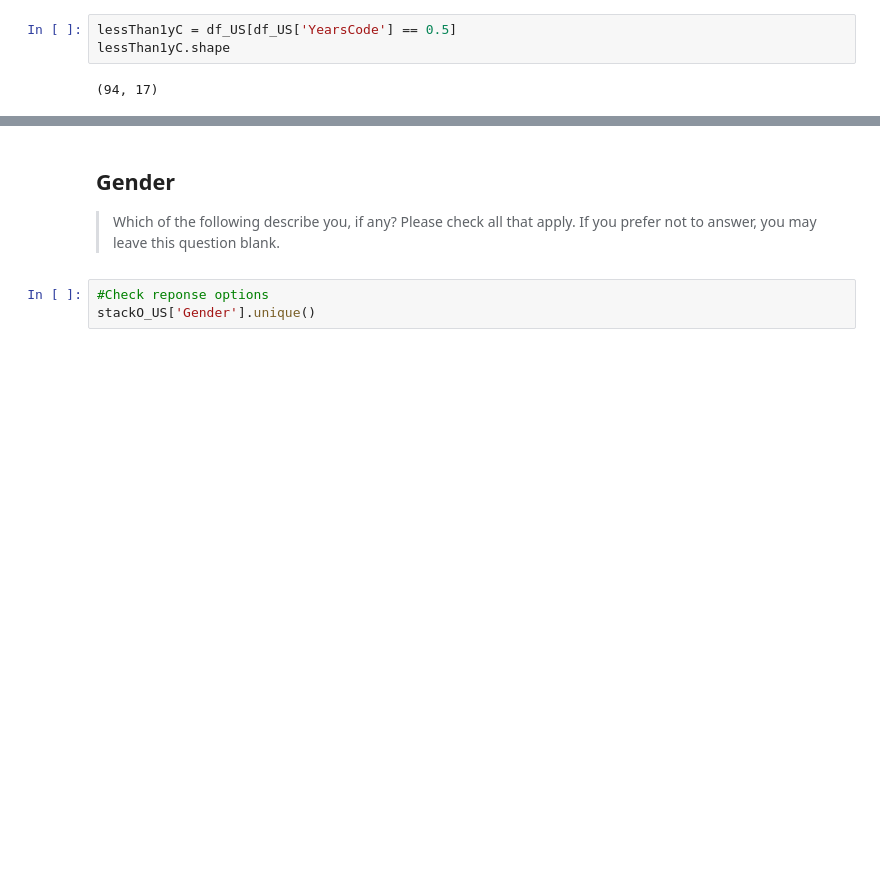
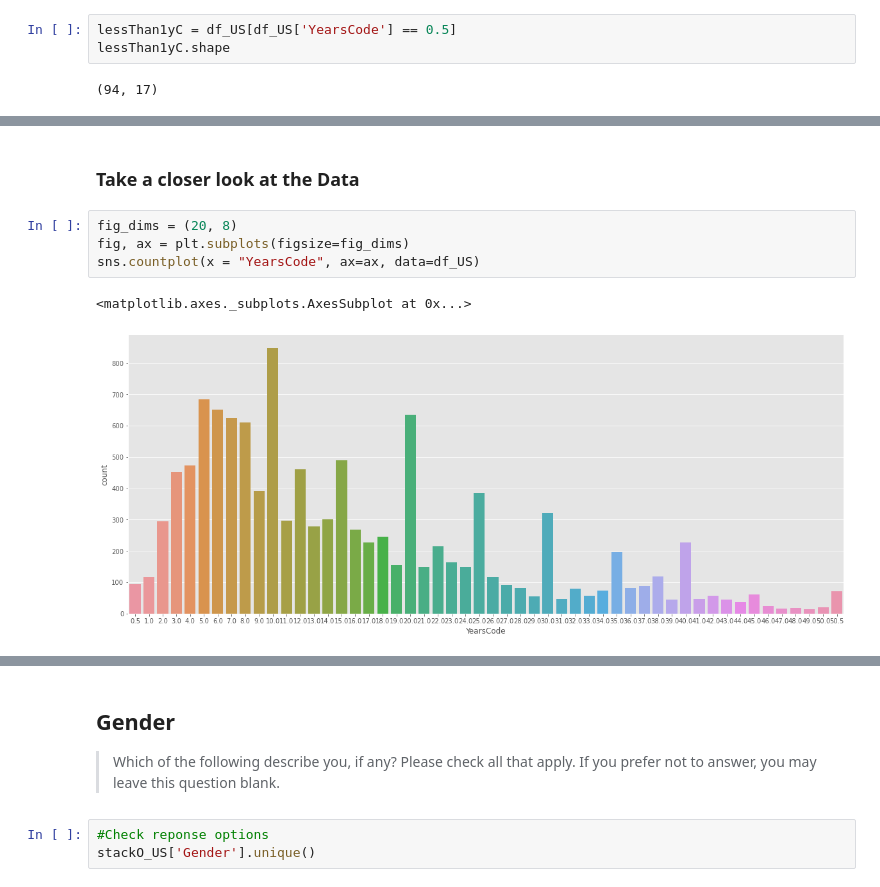
Before and after one commit to LisaHarrison08/stackOverflow_Survey, a Jupyter notebook: stackOverflow_survey.ipynb, the cells around one changed output, grey strips where cells are left out. Saved outputs shown, nothing was run; the diff lists cells and outputs as text; blank space fills up the shorter version.

```diff
--- a/stackOverflow_survey.ipynb
+++ b/stackOverflow_survey.ipynb
@@ -251,0 +257,9 @@ sns.barplot(data = df_US,
+# %% [markdown]
+### Take a closer look at the Data
+# %%
+fig_dims = (20, 8)
+fig, ax = plt.subplots(figsize=fig_dims)
+sns.countplot(x = "YearsCode", ax=ax, data=df_US)
+# %% [output]
+<matplotlib.axes._subplots.AxesSubplot at 0x...>
+[figure, added]
```
Also changed, not shown: parts of 12 cells of this notebook.
